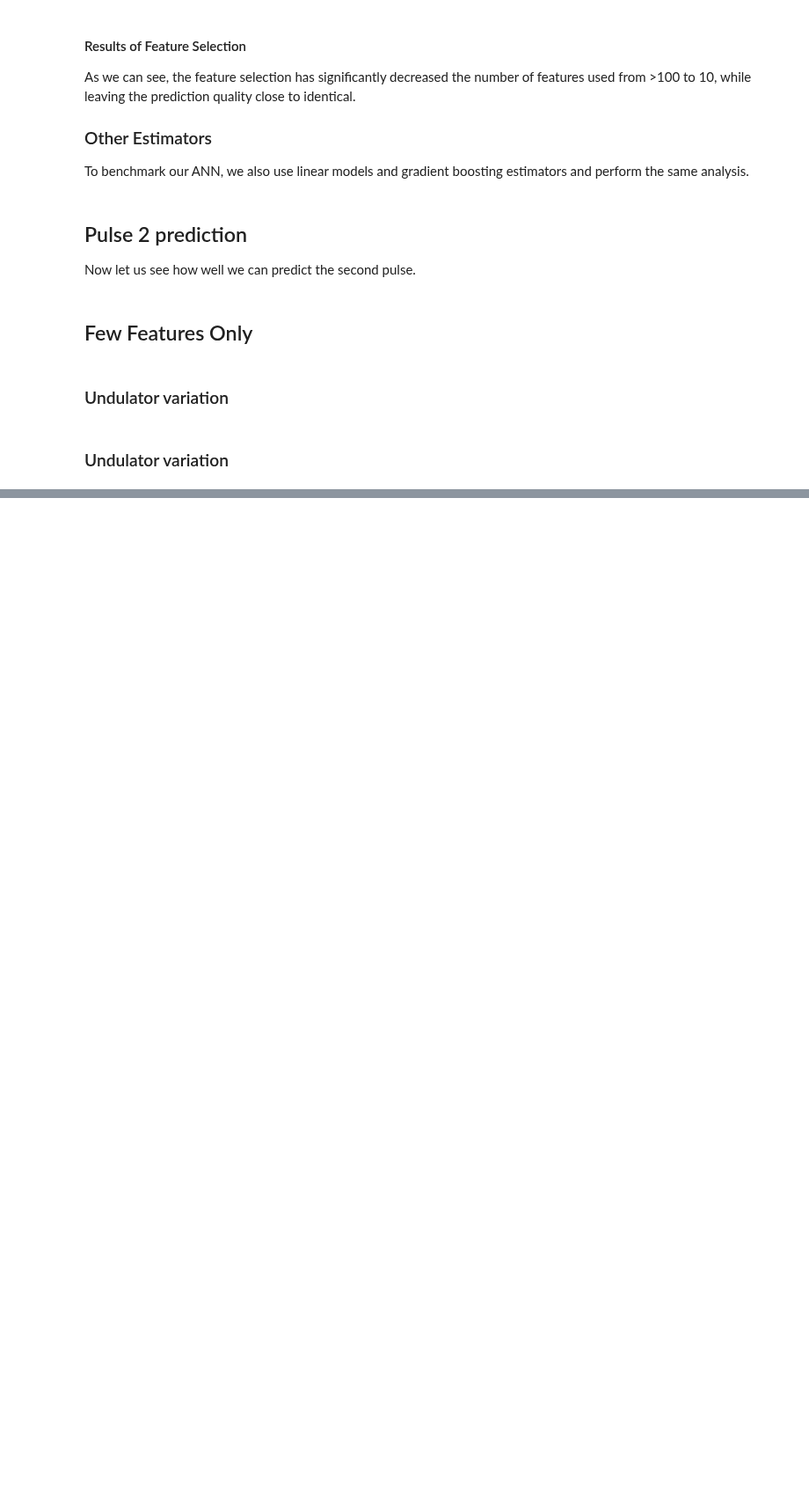
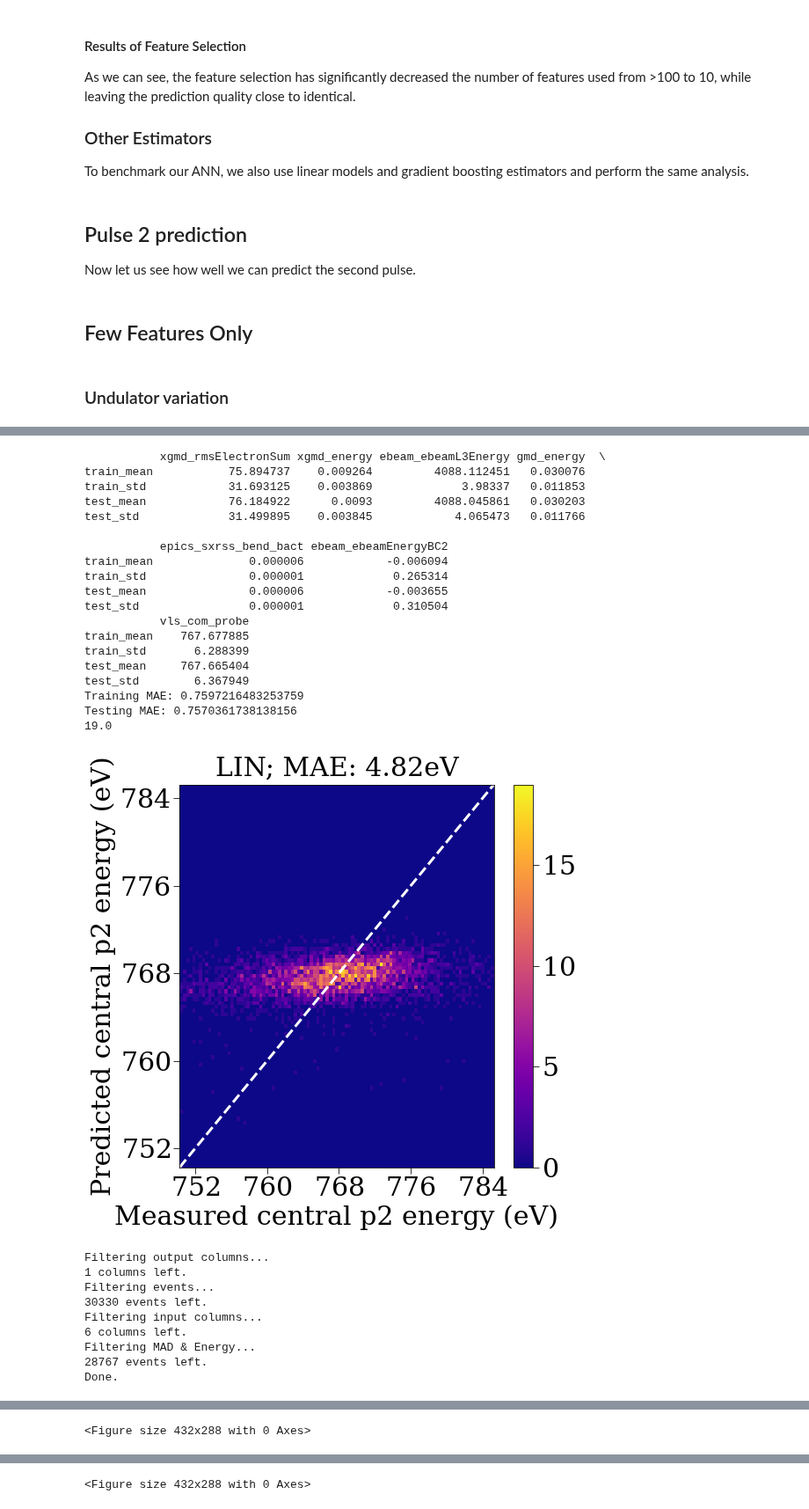
Before and after one commit to KarimAED/XFEL-ML, a Jupyter notebook: newMode2021/newMode2021.ipynb, the cells around one changed output, grey strips where cells are left out. Shown at 88% size. Cells and saved outputs as stored; diff of their text form; code cells hidden in the pictures; blank space fills up the shorter version.

```diff
--- a/newMode2021/newMode2021.ipynb
+++ b/newMode2021/newMode2021.ipynb
@@ -153,7 +191,7 @@ ebeam_cols = [
 top_cols = ["vls_com_pump", "xgmd_rmsElectronSum", "xgmd_energy", "ebeam_ebeamL3Energy", "gmd_energy",
             "ebeam_ebeamUndPosX", "vls_width_pump", "ebeam_ebeamUndAngY", "ebeam_ebeamUndPosY", "ebeam_ebeamLTU450"]
 
-data = get_data_p2("u2_273_37026_events.pkl", include_probe=True, filter_cols=top_cols)
+data = get_data_p2("u2_273_37026_events.pkl", include_pump=True, filter_cols=top_cols)
 
 lin_feat_str_data = {
     "feat_name": "vls_com_probe",
@@ -166,5 +204,3 @@ lin_feat_str_data = {
 lin_pipeline(data, lin_feat_str_data)
 # %% [markdown]
 ### Undulator variation
-# %% [markdown]
-### Undulator variation
@@ -170,0 +232,26 @@ lin_pipeline(data, lin_feat_str_data)
+# %%
+p2_only_data = [
+    "LW8_Run_62_40610_events_1_undulators_210827.pkl",
+    "LW8_Run_52_33950_events_2_undulators_210827.pkl",
+    "LW8_Run_37_50467_events_3_undulators_210827.pkl",
+    "LW8_Run_78_30000_events_4_undulators_210827.pkl",
+    "LW8_Run_48_33170_events_5_undulators_210827.pkl"
+]
+
+top_cols = ["xgmd_rmsElectronSum", "xgmd_energy", "ebeam_ebeamL3Energy", "gmd_energy",
+            "epics_sxrss_bend_bact", "ebeam_ebeamEnergyBC2"]
+
+
+for i, fname in enumerate(p2_only_data):
+    data = get_data_p2(fname, include_pump=False, filter_cols=top_cols)
+
+    lin_feat_str_data = {
+        "feat_name": "vls_com_probe",
+        "plot_lab": "central p2 energy",
+        "unit": "eV",
+        "data_fname": f"PaperFigures/Figure Data/Figure 4_5/new_lin_u{i+1}.npz",
+        "plot_fname": f"newMode2021/results/ex_3_undulator_vary/new_u{i+1}",
+    }
+
+    lin_pipeline(data, lin_feat_str_data)
+# %% [output]
@@ -170,0 +267,29 @@ lin_pipeline(data, lin_feat_str_data)
+           xgmd_rmsElectronSum xgmd_energy ebeam_ebeamL3Energy gmd_energy  \
+train_mean           75.894737    0.009264         4088.112451   0.030076
+train_std            31.693125    0.003869             3.98337   0.011853
+test_mean            76.184922      0.0093         4088.045861   0.030203
+test_std             31.499895    0.003845            4.065473   0.011766
+
+           epics_sxrss_bend_bact ebeam_ebeamEnergyBC2
+train_mean              0.000006            -0.006094
+train_std               0.000001             0.265314
+test_mean               0.000006            -0.003655
+test_std                0.000001             0.310504
+           vls_com_probe
+train_mean    767.677885
+train_std       6.288399
+test_mean     767.665404
+test_std        6.367949
+Training MAE: 0.7597216483253759
+Testing MAE: 0.7570361738138156
+19.0
+[figure, added]
+Filtering output columns...
+1 columns left.
+Filtering events...
+30330 events left.
+Filtering input columns...
+6 columns left.
+Filtering MAD & Energy...
+28767 events left.
+Done.
@@ -170,0 +315 @@ lin_pipeline(data, lin_feat_str_data)
+<Figure size 432x288 with 0 Axes>
@@ -170,0 +345 @@ lin_pipeline(data, lin_feat_str_data)
+<Figure size 432x288 with 0 Axes>
```
Also changed, not shown: parts of 10 cells of this notebook, 29 other files.
